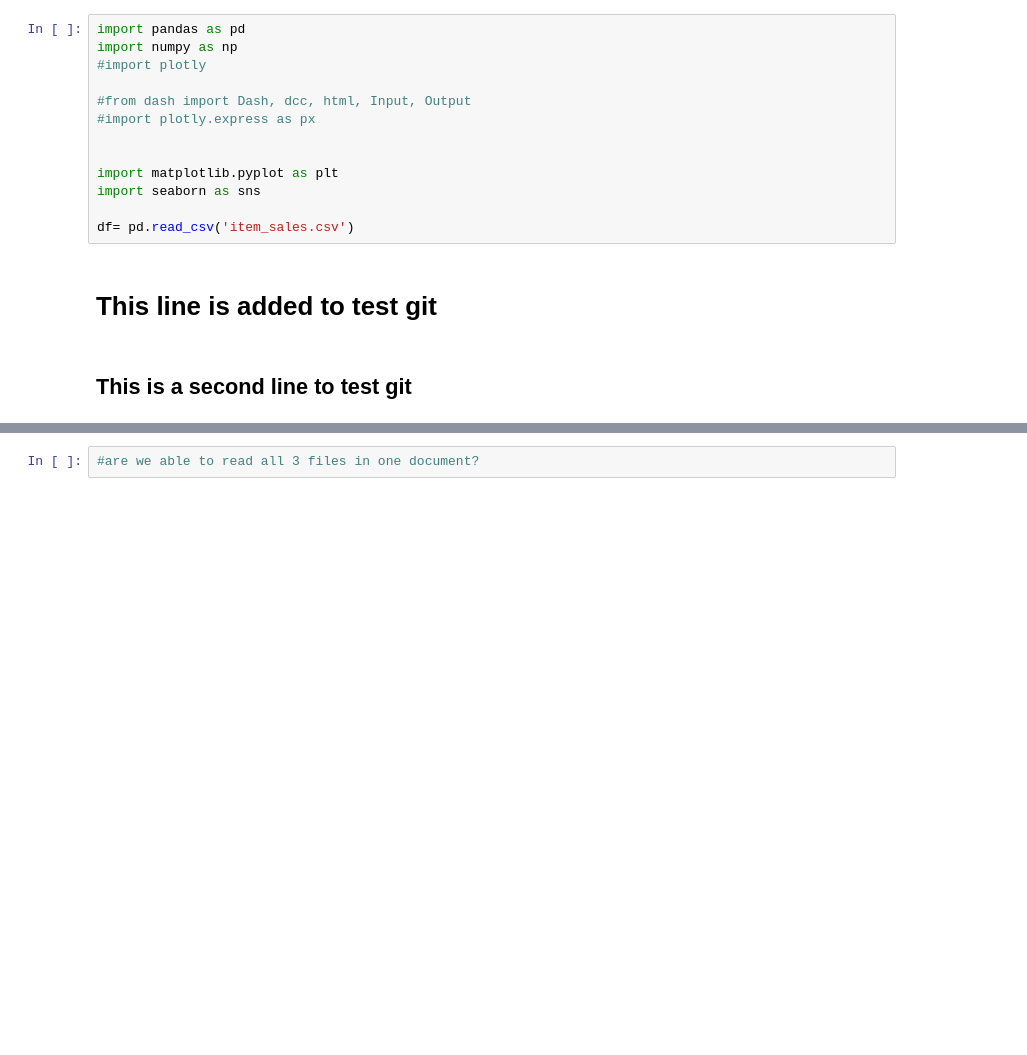
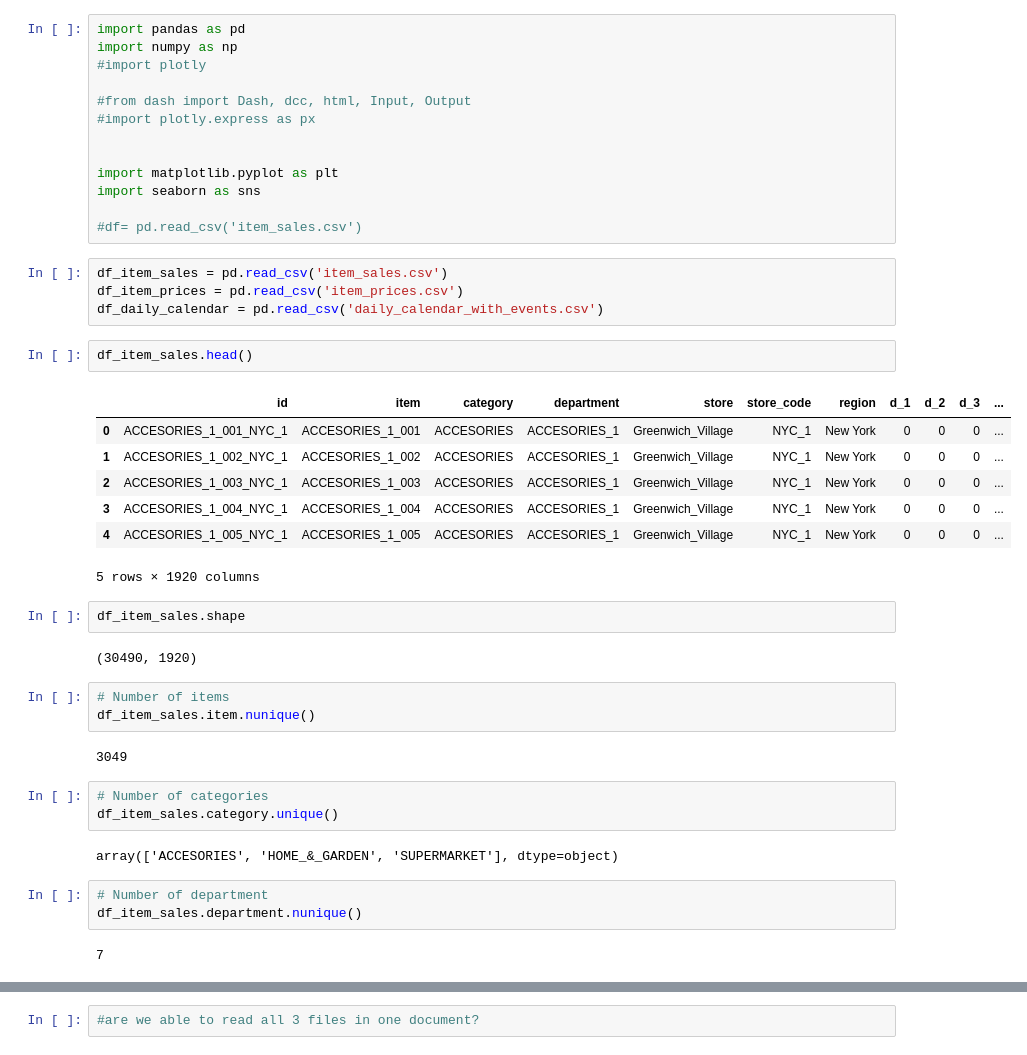
Before and after one commit to gb-king/02-dscen-0222-group3, a Jupyter notebook: project v1.ipynb, the cells around one changed output, grey strips where cells are left out. Drawn from its saved outputs; the diff is of its cells as text; blank space fills up the shorter version.

```diff
--- a/project v1.ipynb
+++ b/project v1.ipynb
@@ -10,8 +10,37 @@ import numpy as np
 import matplotlib.pyplot as plt
 import seaborn as sns
 
-df= pd.read_csv('item_sales.csv')
+#df= pd.read_csv('item_sales.csv')
-# %% [markdown]
-# This line is added to test git
-# %% [markdown]
-## This is a second line to test git
+# %%
+df_item_sales = pd.read_csv('item_sales.csv')
+df_item_prices = pd.read_csv('item_prices.csv')
+df_daily_calendar = pd.read_csv('daily_calendar_with_events.csv')
+# %%
+df_item_sales.head()
+# %% [output]
+|  | id | item | category | department | store | store_code | region | d_1 | d_2 | d_3 | ... |
+| 0 | ACCESORIES_1_001_NYC_1 | ACCESORIES_1_001 | ACCESORIES | ACCESORIES_1 | Greenwich_Village | NYC_1 | New York | 0 | 0 | 0 | ... |
+| 1 | ACCESORIES_1_002_NYC_1 | ACCESORIES_1_002 | ACCESORIES | ACCESORIES_1 | Greenwich_Village | NYC_1 | New York | 0 | 0 | 0 | ... |
+| 2 | ACCESORIES_1_003_NYC_1 | ACCESORIES_1_003 | ACCESORIES | ACCESORIES_1 | Greenwich_Village | NYC_1 | New York | 0 | 0 | 0 | ... |
+| 3 | ACCESORIES_1_004_NYC_1 | ACCESORIES_1_004 | ACCESORIES | ACCESORIES_1 | Greenwich_Village | NYC_1 | New York | 0 | 0 | 0 | ... |
+| 4 | ACCESORIES_1_005_NYC_1 | ACCESORIES_1_005 | ACCESORIES | ACCESORIES_1 | Greenwich_Village | NYC_1 | New York | 0 | 0 | 0 | ... |
+5 rows × 1920 columns
+# %%
+df_item_sales.shape
+# %% [output]
+(30490, 1920)
+# %%
+# Number of items
+df_item_sales.item.nunique()
+# %% [output]
+3049
+# %%
+# Number of categories
+df_item_sales.category.unique()
+# %% [output]
+array(['ACCESORIES', 'HOME_&_GARDEN', 'SUPERMARKET'], dtype=object)
+# %%
+# Number of department
+df_item_sales.department.nunique()
+# %% [output]
+7
```
Also changed, not shown: parts of 17 cells of this notebook.
